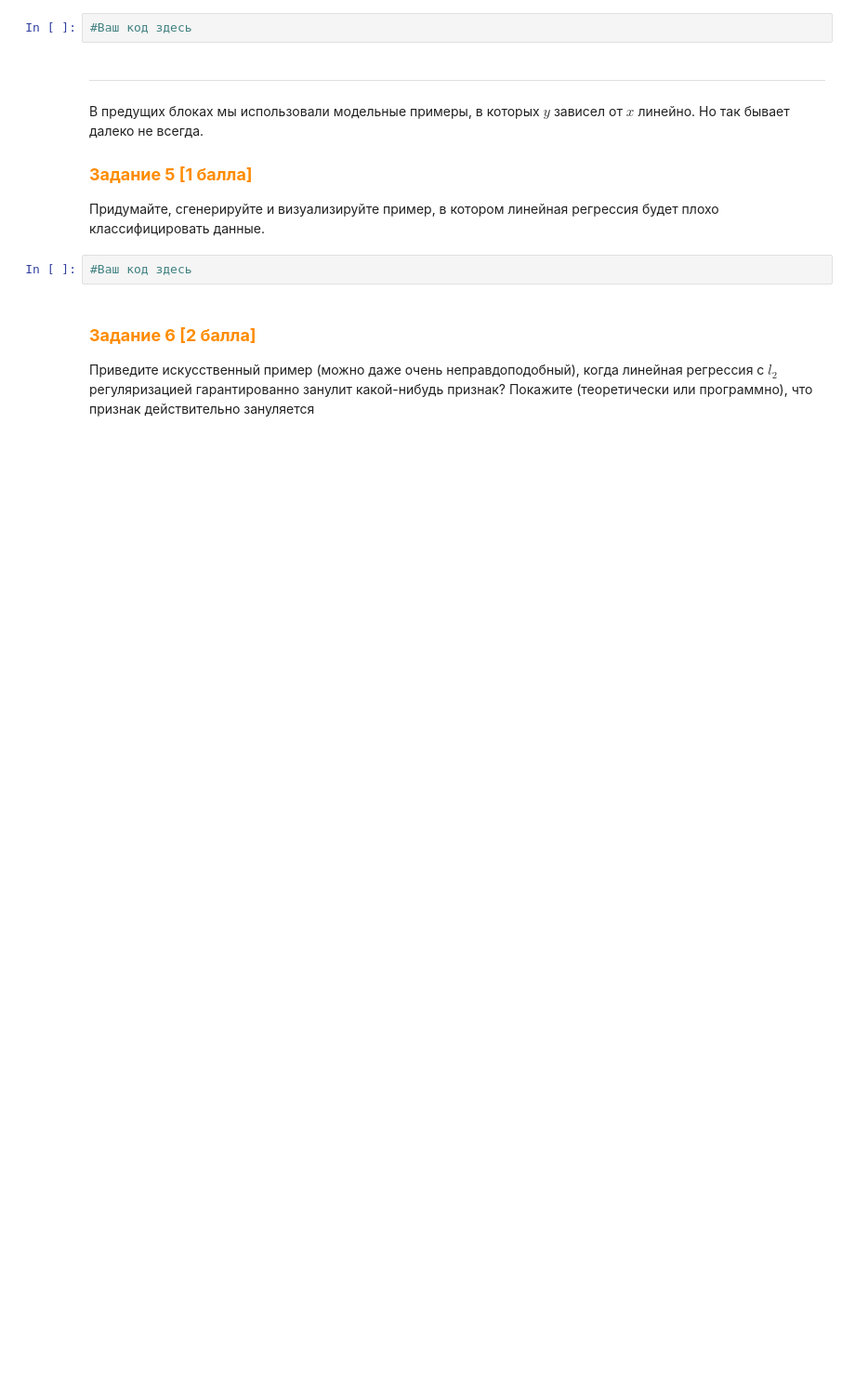
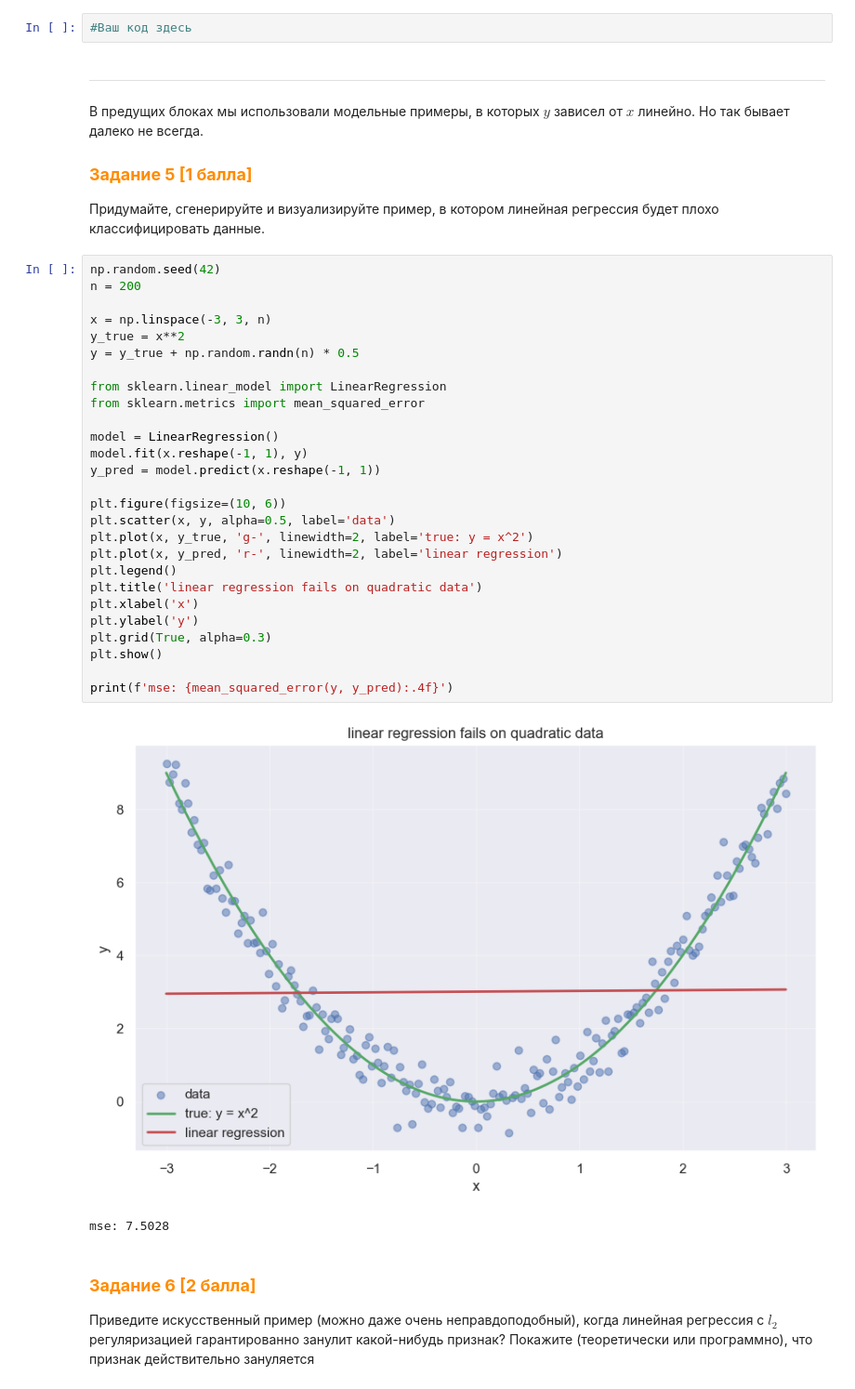
Before and after one commit to Svyathor/ML-COURSE-25-26, a Jupyter notebook: tasks/research_task3/Linear_Models_regression.ipynb, the cells around one changed output. Shown: that part at 93% size. Saved outputs shown, nothing was run; the diff lists cells and outputs as text; blank space fills up the shorter version.

```diff
--- a/tasks/research_task3/Linear_Models_regression.ipynb
+++ b/tasks/research_task3/Linear_Models_regression.ipynb
@@ -245,8 +274,36 @@ w1: 0.3966873199145481  w2: 0.025639365702912847
 ### <font color='DarkOrange'>**Задание 5 [1 баллa]**</font>
 
  Придумайте, сгенерируйте и визуализируйте пример, в котором линейная регрессия будет плохо классифицировать данные.
-# %%
-#Ваш код здесь
+# %%
+np.random.seed(42)
+n = 200
+
+x = np.linspace(-3, 3, n)
+y_true = x**2
+y = y_true + np.random.randn(n) * 0.5
+
+from sklearn.linear_model import LinearRegression
+from sklearn.metrics import mean_squared_error
+
+model = LinearRegression()
+model.fit(x.reshape(-1, 1), y)
+y_pred = model.predict(x.reshape(-1, 1))
+
+plt.figure(figsize=(10, 6))
+plt.scatter(x, y, alpha=0.5, label='data')
+plt.plot(x, y_true, 'g-', linewidth=2, label='true: y = x^2')
+plt.plot(x, y_pred, 'r-', linewidth=2, label='linear regression')
+plt.legend()
+plt.title('linear regression fails on quadratic data')
+plt.xlabel('x')
+plt.ylabel('y')
+plt.grid(True, alpha=0.3)
+plt.show()
+
+print(f'mse: {mean_squared_error(y, y_pred):.4f}')
+# %% [output]
+[figure, added]
+mse: 7.5028
 # %% [markdown]
 ### <font color='DarkOrange'>**Задание 6 [2 баллa]**</font>
 
```
Also changed, not shown: parts of 13 cells of this notebook, 1 other file.
